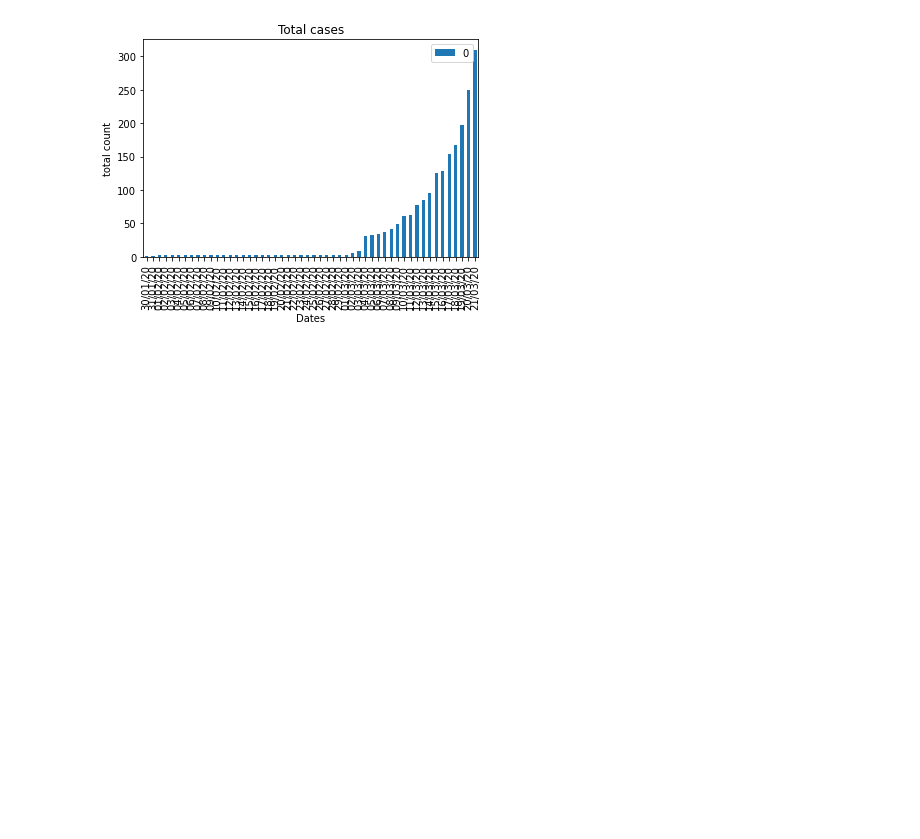
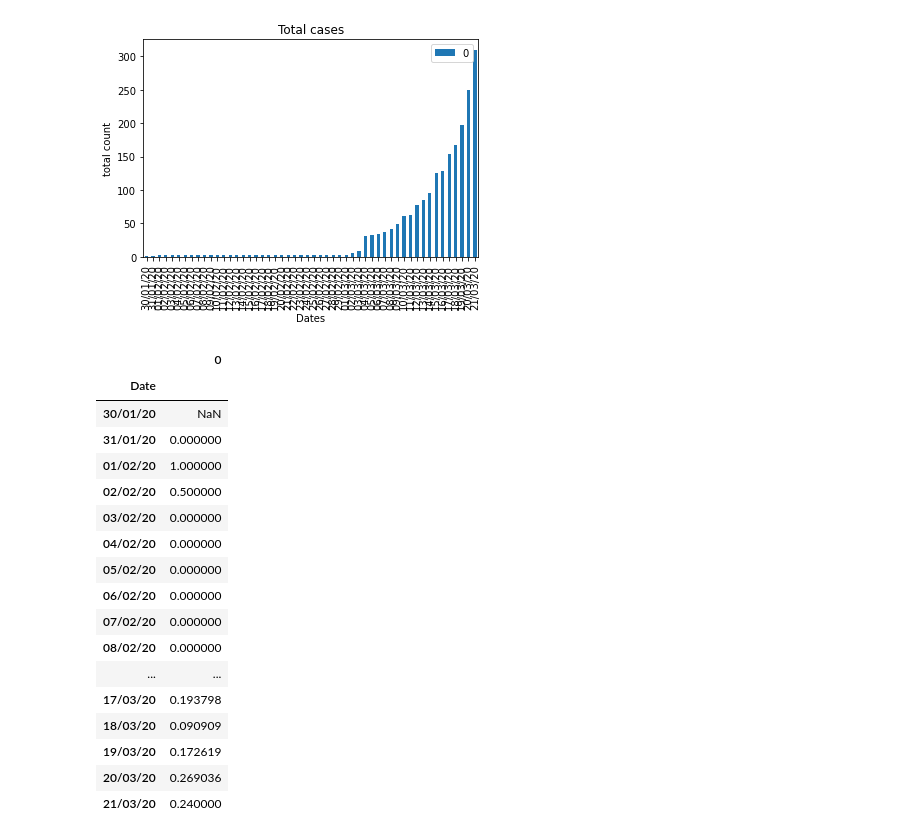
Before and after one commit to Ruheenqureshi/Widhya-Missions, a Jupyter notebook: covid19.ipynb, the cells around one changed output. Saved outputs shown, nothing was run; the diff lists cells and outputs as text; code cells hidden in the pictures; blank space fills up the shorter version.

```diff
--- a/covid19.ipynb
+++ b/covid19.ipynb
@@ -119,3 +123,26 @@ plt.ylabel('total count')
 plt.show()
 # %% [output]
 [figure]
+# %%
+#to compute the rate of increase on each day
+data1 = data.pct_change()
+data1
+# %% [output]
+|  | 0 |
+| Date |  |
+| 30/01/20 | NaN |
+| 31/01/20 | 0.000000 |
+| 01/02/20 | 1.000000 |
+| 02/02/20 | 0.500000 |
+| 03/02/20 | 0.000000 |
+| 04/02/20 | 0.000000 |
+| 05/02/20 | 0.000000 |
+| 06/02/20 | 0.000000 |
+| 07/02/20 | 0.000000 |
+| 08/02/20 | 0.000000 |
+| ... | ... |
+| 17/03/20 | 0.193798 |
+| 18/03/20 | 0.090909 |
+| 19/03/20 | 0.172619 |
+| 20/03/20 | 0.269036 |
+| 21/03/20 | 0.240000 |
```
Also changed, not shown: parts of 8 cells of this notebook.
